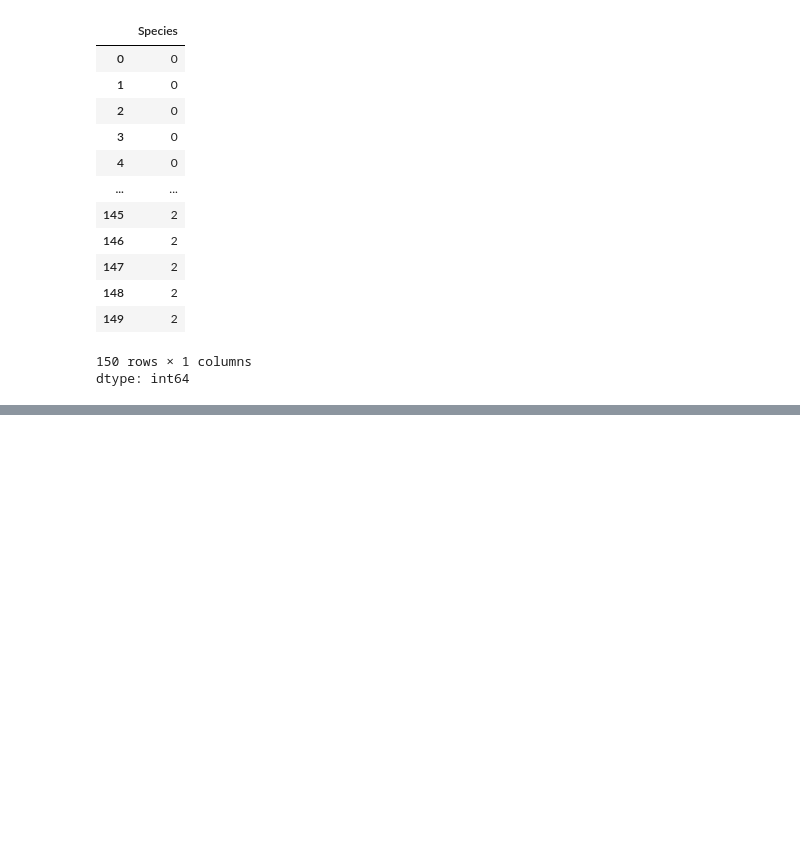
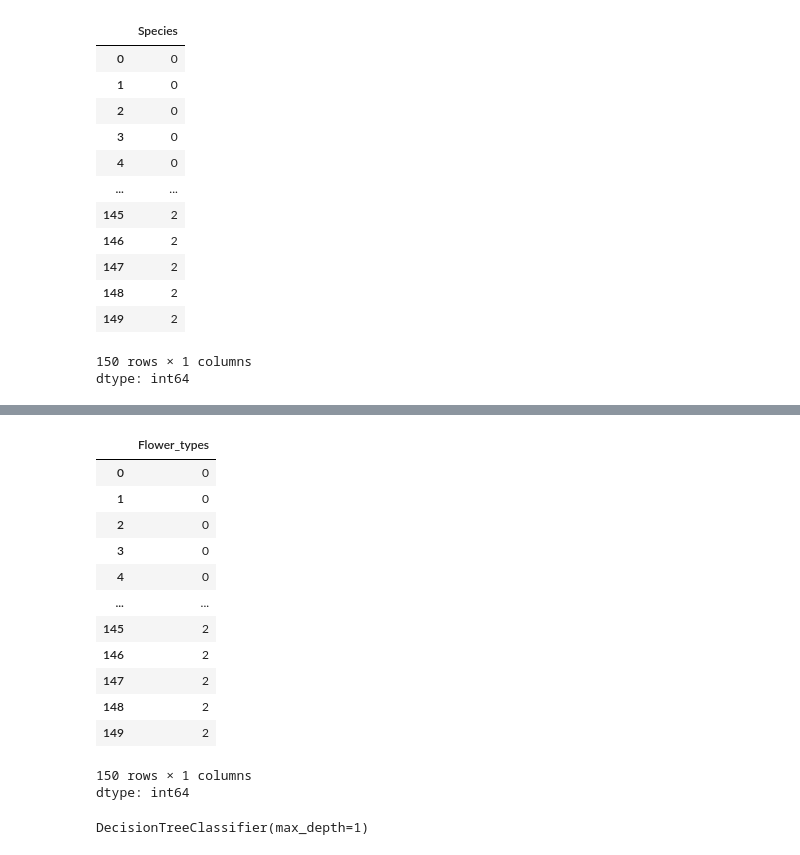
Before and after one commit to IqbalHere/AIML-THETA-612, a Jupyter notebook: Decision_Tree.ipynb, the cells around one changed output, grey strips where cells are left out. Drawn from its saved outputs; the diff is of its cells as text; code cells hidden in the pictures; blank space fills up the shorter version.

```diff
--- a/Decision_Tree.ipynb
+++ b/Decision_Tree.ipynb
@@ -68,0 +120,18 @@ dtype: int64
+# %%
+y = iris['Flower_types']
+y
+# %% [output]
+|  | Flower_types |
+| 0 | 0 |
+| 1 | 0 |
+| 2 | 0 |
+| 3 | 0 |
+| 4 | 0 |
+| ... | ... |
+| 145 | 2 |
+| 146 | 2 |
+| 147 | 2 |
+| 148 | 2 |
+| 149 | 2 |
+150 rows × 1 columns
+dtype: int64
@@ -68,0 +140,6 @@ dtype: int64
+# %%
+from sklearn.tree import DecisionTreeClassifier
+model_gini = DecisionTreeClassifier(criterion='gini', max_depth=1)
+model_gini.fit(x_train, y_train)
+# %% [output]
+DecisionTreeClassifier(max_depth=1)
```
Also changed, not shown: parts of 5 cells of this notebook.
